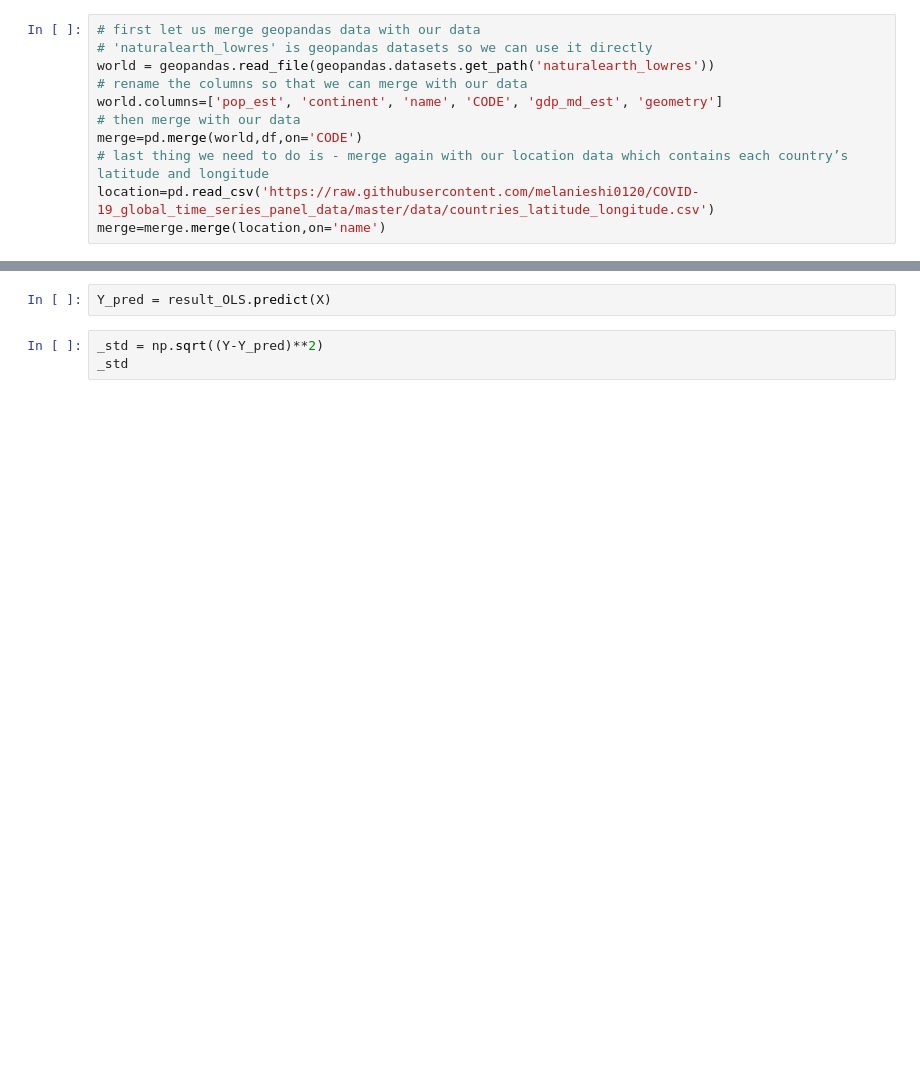
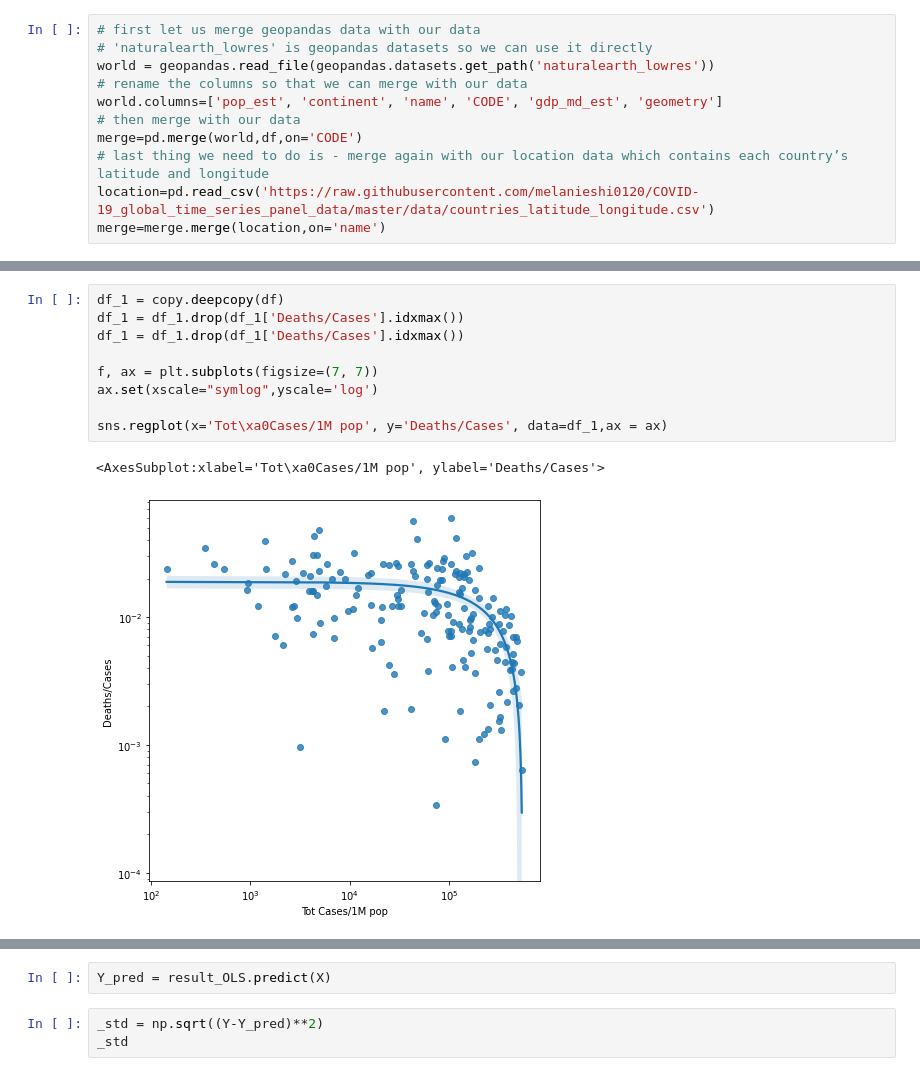
Before and after one commit to tonyvu1289/DV_lab01, a Jupyter notebook: duy.ipynb, the cells around one changed output, grey strips where cells are left out. Cells and saved outputs as stored; diff of their text form; blank space fills up the shorter version.

```diff
--- a/duy.ipynb
+++ b/duy.ipynb
@@ -149 +129,13 @@ plt.show()
+# %%
+df_1 = copy.deepcopy(df)
+df_1 = df_1.drop(df_1['Deaths/Cases'].idxmax())
+df_1 = df_1.drop(df_1['Deaths/Cases'].idxmax())
+
+f, ax = plt.subplots(figsize=(7, 7))
+ax.set(xscale="symlog",yscale='log')
+
+sns.regplot(x='Tot\xa0Cases/1M pop', y='Deaths/Cases', data=df_1,ax = ax)
+# %% [output]
+<AxesSubplot:xlabel='Tot\xa0Cases/1M pop', ylabel='Deaths/Cases'>
+[figure, added]
 # %%
```
Also changed, not shown: parts of 25 cells of this notebook, 1 other file.
